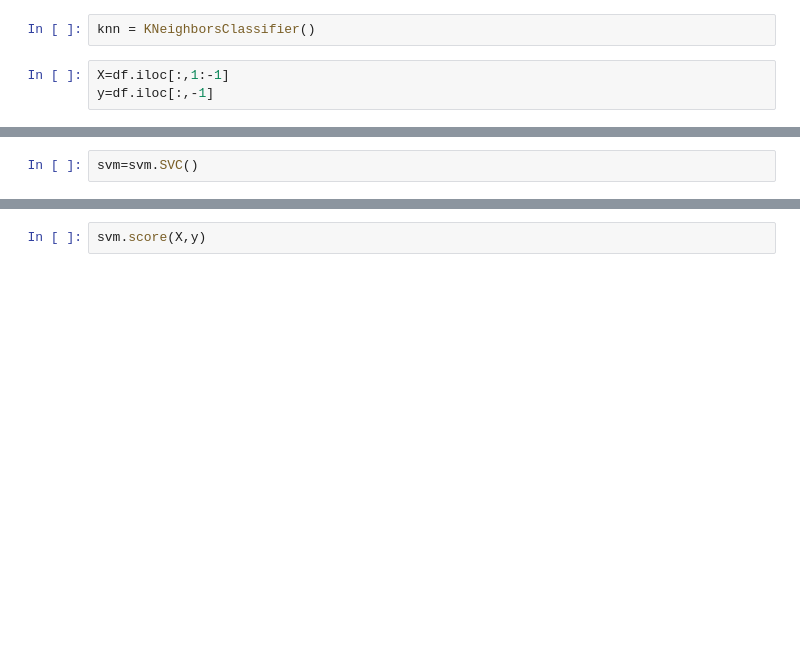
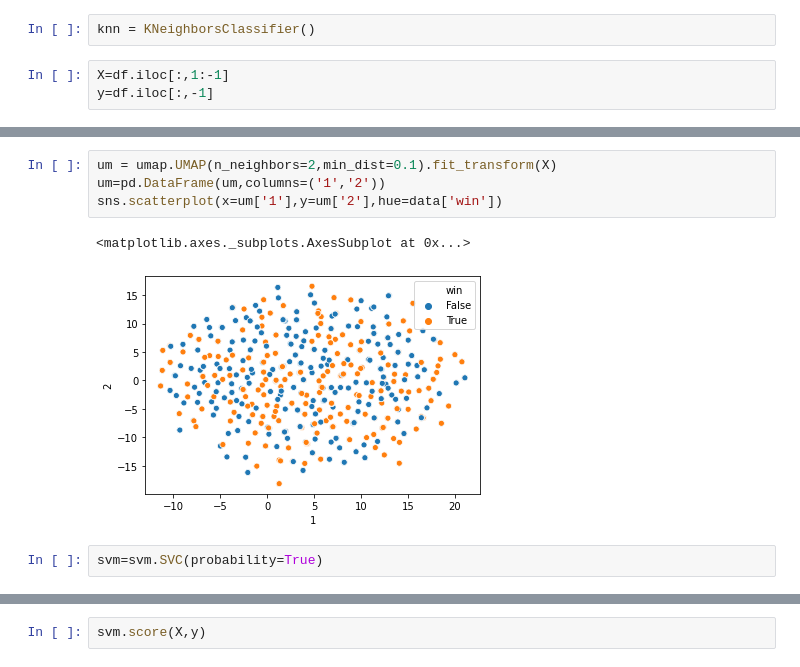
Before and after one commit to TunaLee/LOL_winning_rate_predict, a Jupyter notebook: Data analysis/2차 모델개발.ipynb, the cells around one changed output, grey strips where cells are left out. Saved outputs shown, nothing was run; the diff lists cells and outputs as text; blank space fills up the shorter version.

```diff
--- a/Data analysis/2차 모델개발.ipynb
+++ b/Data analysis/2차 모델개발.ipynb
@@ -37,5 +108,12 @@ y=df.iloc[:,-1]
+# %%
+um = umap.UMAP(n_neighbors=2,min_dist=0.1).fit_transform(X)
+um=pd.DataFrame(um,columns=('1','2'))
+sns.scatterplot(x=um['1'],y=um['2'],hue=data['win'])
+# %% [output]
+<matplotlib.axes._subplots.AxesSubplot at 0x...>
+[figure, added]
 # %%
-svm=svm.SVC()
+svm=svm.SVC(probability=True)
 # %%
 svm.fit(X,y)
 # %% [output]
```
Also changed, not shown: parts of 13 cells of this notebook, 21 other files.
